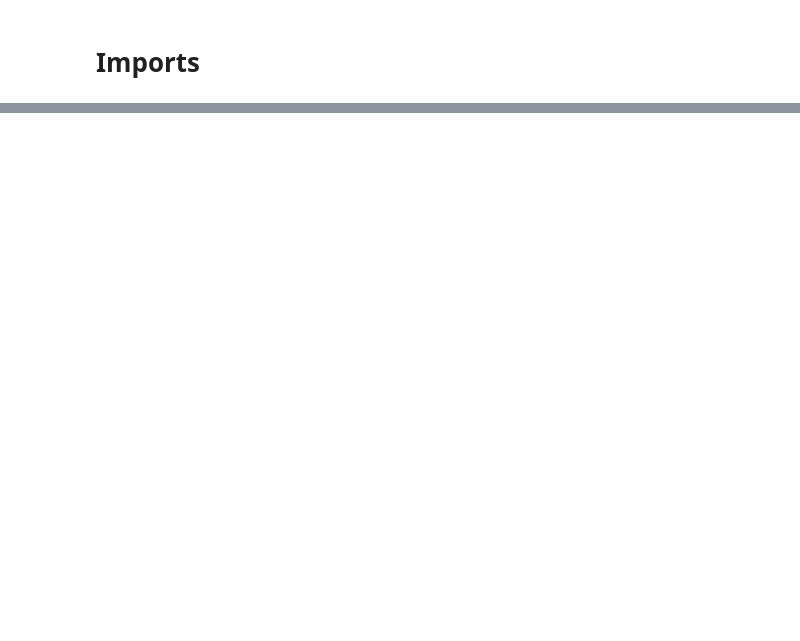
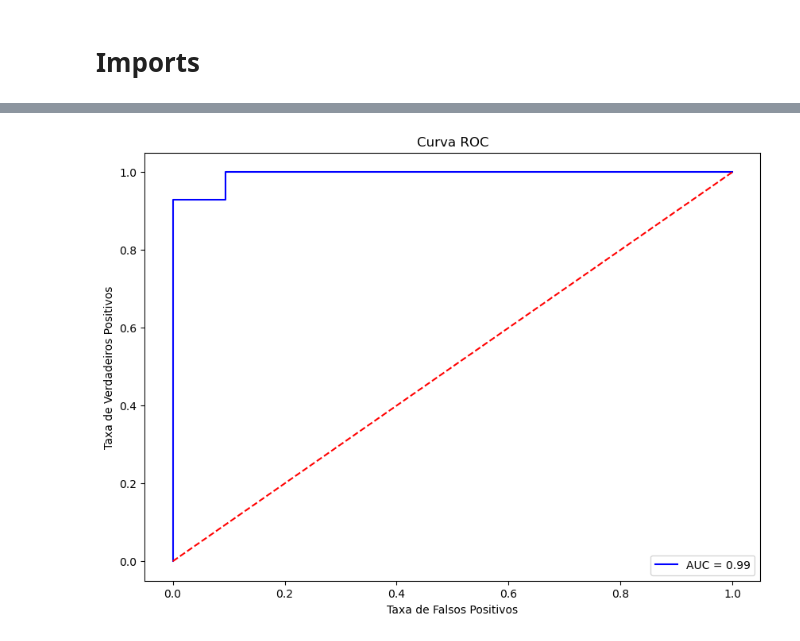
Before and after one commit to zGUiWF/projeto-ia, a Jupyter notebook: notebooks/guiNoteXGBoost.ipynb, the cells around one changed output, grey strips where cells are left out. Drawn from its saved outputs; the diff is of its cells as text; code cells hidden in the pictures; blank space fills up the shorter version.

```diff
--- a/notebooks/guiNoteXGBoost.ipynb
+++ b/notebooks/guiNoteXGBoost.ipynb
@@ -84,0 +172,15 @@ AttributeError: 'super' object has no attribute '__sklearn_tags__'
+# %%
+# Plotar a curva ROC
+from sklearn.metrics import roc_curve, auc
+fpr, tpr, thresholds = roc_curve(y_test, random_search.predict_proba(X_test_scaled)[:, 1])
+roc_auc = auc(fpr, tpr)
+plt.figure(figsize=(10, 7))
+plt.plot(fpr, tpr, color='blue', label='AUC = {:.2f}'.format(roc_auc))
+plt.plot([0, 1], [0, 1], color='red', linestyle='--')
+plt.title('Curva ROC')
+plt.xlabel('Taxa de Falsos Positivos')
+plt.ylabel('Taxa de Verdadeiros Positivos')
+plt.legend()
+plt.show()
+# %% [output]
+[figure, added]
```
Also changed, not shown: parts of 11 cells of this notebook, 8 other files.
